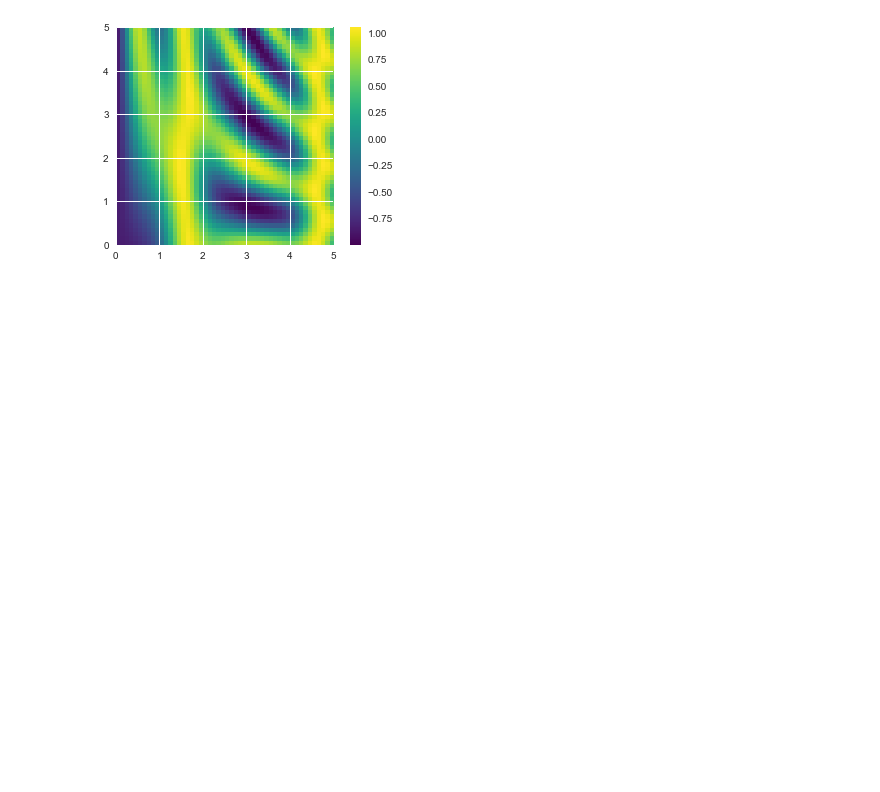
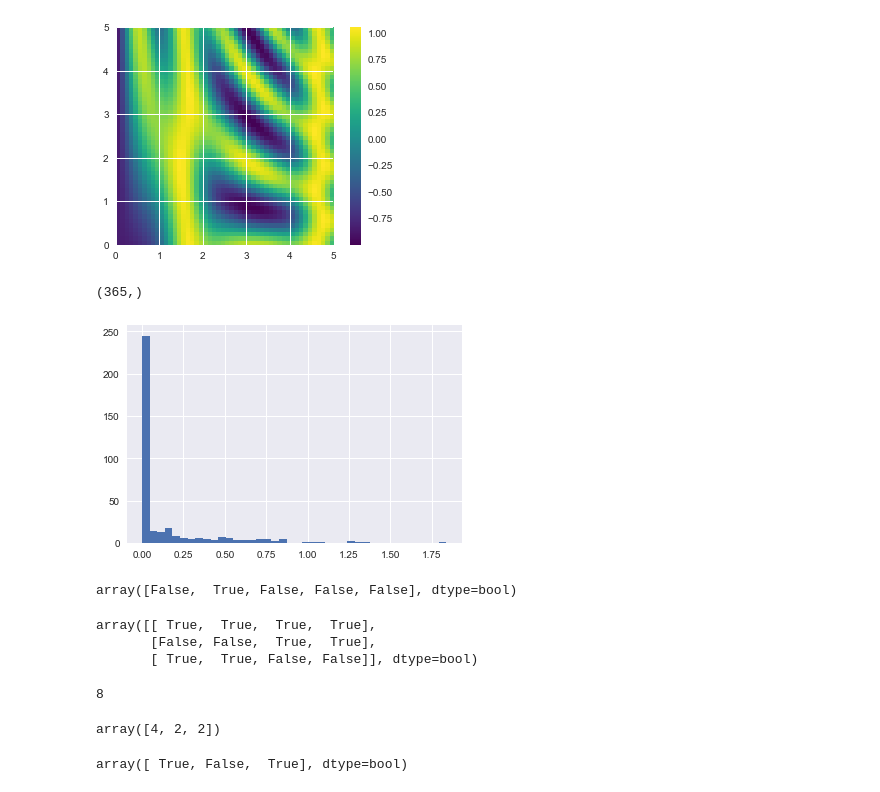
Before and after one commit to Mon8Cats/Space_Mind, a Jupyter notebook: PythonDataScience.ipynb, the cells around one changed output. Cells and saved outputs as stored; diff of their text form; code cells hidden in the pictures; blank space fills up the shorter version.

Commit message:
update plotting

```diff
--- a/PythonDataScience.ipynb
+++ b/PythonDataScience.ipynb
@@ -619,0 +618,53 @@ plt.colorbar();
+# %%
+# Comparisons, Masks, and Boolean Logic
+import numpy as np
+import pandas as pd
+rainfall = pd.read_csv('data/Seattle2014.csv')['PRCP'].values
+inches = rainfall/254
+inches.shape
+# %% [output]
+(365,)
+# %%
+%matplotlib inline
+import matplotlib.pyplot as plt
+import seaborn; seaborn.set()
+plt.hist(inches, 40);
+# %% [output]
+[figure, added]
+# %%
+x = np.arange(1,6)
+x < 3 # boolean array
+x > 3
+x <=3
+x != 3
+x == 3
+( 2 * x ) == (x ** 2)
+# %% [output]
+array([False,  True, False, False, False], dtype=bool)
+# %%
+rng = np.random.RandomState(0)
+x = rng.randint(10, size = (3,4)) # 0 <= random number < n ?
+x
+x < 6 # boolean matrix
+# %% [output]
+array([[ True,  True,  True,  True],
+       [False, False,  True,  True],
+       [ True,  True, False, False]], dtype=bool)
+# %%
+# Working with Boolean Arrays
+np.count_nonzero(x<6)
+# %% [output]
+8
+# %%
+np.sum(x < 6)
+np.sum(x < 6, axis = 1) # for each row
+# %% [output]
+array([4, 2, 2])
+# %%
+np.any(x> 8)
+np.any(x<0)
+np.all(x<10)
+np.all(x==6)
+np.all(x<8, axis=1)
+# %% [output]
+array([ True, False,  True], dtype=bool)
```
Also changed, not shown: parts of 46 cells of this notebook, 3 other files.
